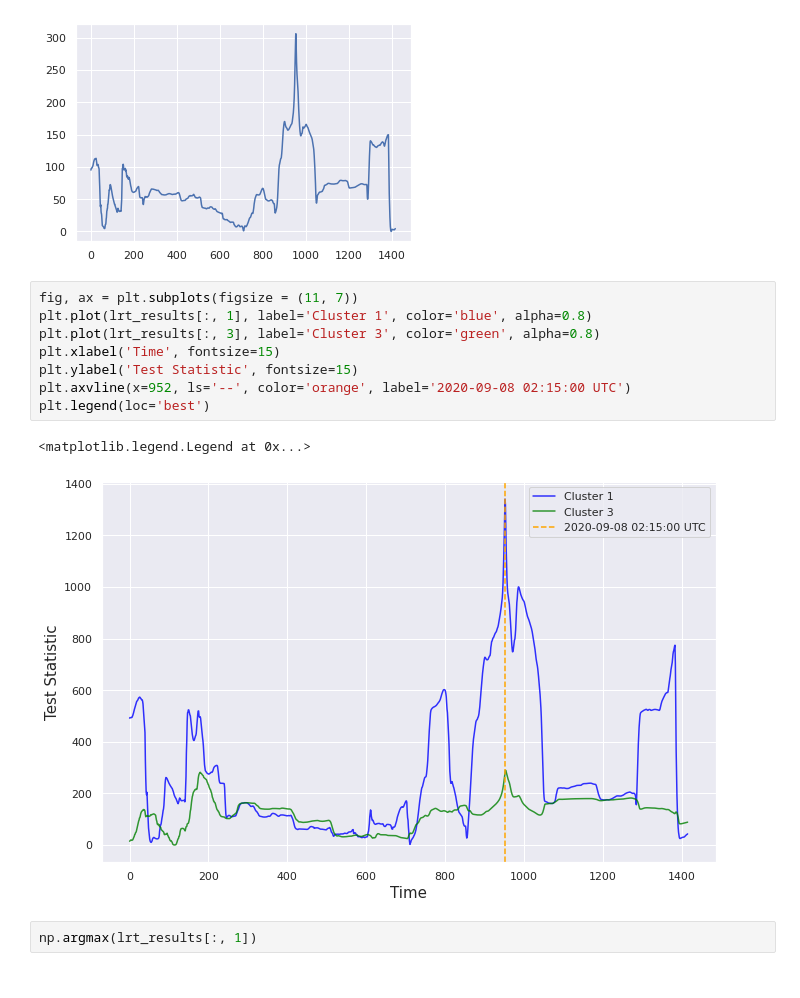
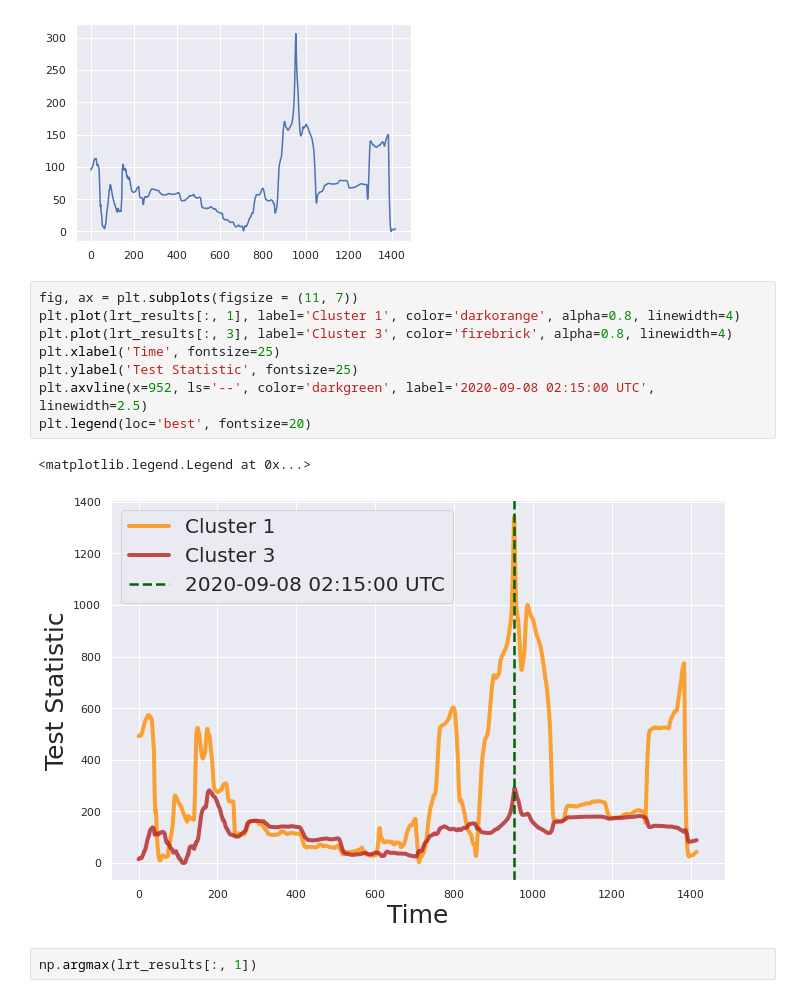
Before and after one commit to spaceonion1001/LD-CPD, a Jupyter notebook: notebooks/Results_HFarm.ipynb, the cells around one changed output. Cells and saved outputs as stored; diff of their text form.

```diff
--- a/notebooks/Results_HFarm.ipynb
+++ b/notebooks/Results_HFarm.ipynb
@@ -275,15 +280,15 @@ plt.plot(lrt_results[:, 5])
 [figure]
 # %%
 fig, ax = plt.subplots(figsize = (11, 7))
-plt.plot(lrt_results[:, 1], label='Cluster 1', color='blue', alpha=0.8)
-plt.plot(lrt_results[:, 3], label='Cluster 3', color='green', alpha=0.8)
-plt.xlabel('Time', fontsize=15)
-plt.ylabel('Test Statistic', fontsize=15)
-plt.axvline(x=952, ls='--', color='orange', label='2020-09-08 02:15:00 UTC')
-plt.legend(loc='best')
+plt.plot(lrt_results[:, 1], label='Cluster 1', color='darkorange', alpha=0.8, linewidth=4)
+plt.plot(lrt_results[:, 3], label='Cluster 3', color='firebrick', alpha=0.8, linewidth=4)
+plt.xlabel('Time', fontsize=25)
+plt.ylabel('Test Statistic', fontsize=25)
+plt.axvline(x=952, ls='--', color='darkgreen', label='2020-09-08 02:15:00 UTC', linewidth=2.5)
+plt.legend(loc='best', fontsize=20)
 # %% [output]
 <matplotlib.legend.Legend at 0x...>
-[figure, old version]
+[figure, new version]
 # %%
 np.argmax(lrt_results[:, 1])
 # %% [output]
```
Also changed, not shown: parts of 14 cells of this notebook, 17 other files.
